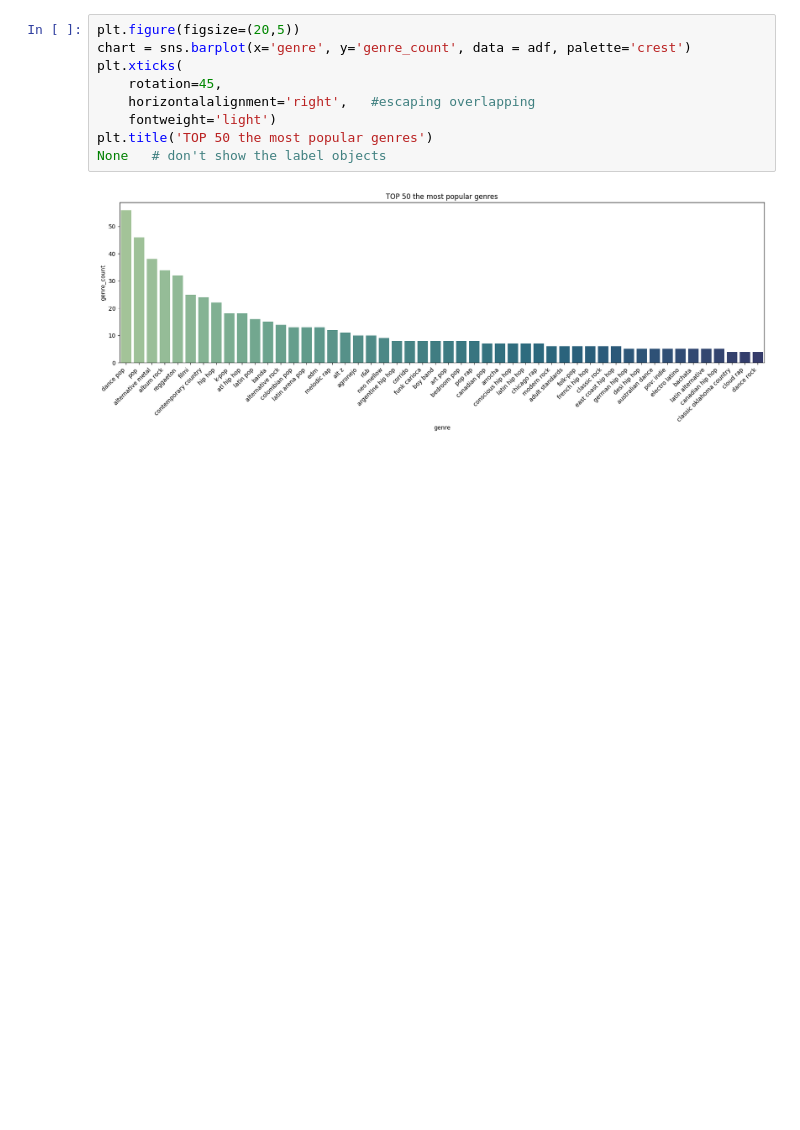
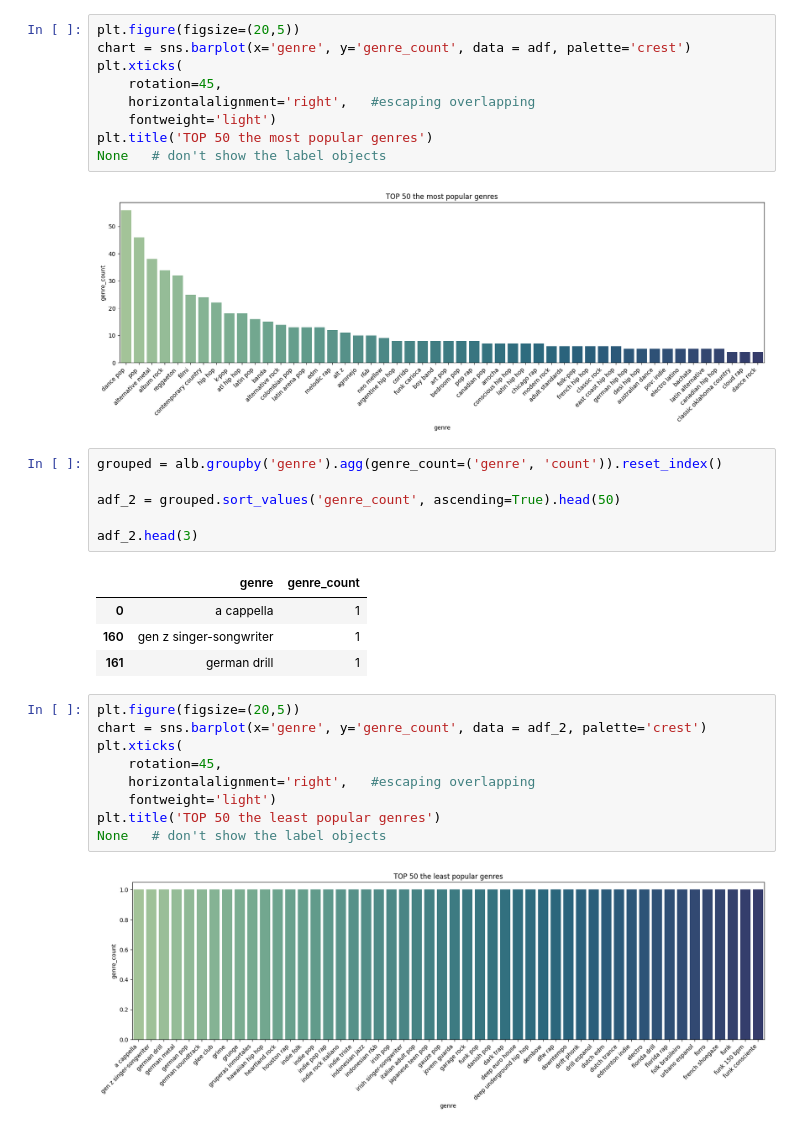
Before and after one commit to dekristi/Spotify_Project, a Jupyter notebook: Spotify_Project.ipynb, the cells around one changed output. Drawn from its saved outputs; the diff is of its cells as text; blank space fills up the shorter version.

```diff
--- a/Spotify_Project.ipynb
+++ b/Spotify_Project.ipynb
@@ -1122,3 +1124,25 @@ plt.title('TOP 50 the most popular genres')
 None   # don't show the label objects
 # %% [output]
 [figure]
+# %%
+grouped = alb.groupby('genre').agg(genre_count=('genre', 'count')).reset_index()
+
+adf_2 = grouped.sort_values('genre_count', ascending=True).head(50)
+
+adf_2.head(3)
+# %% [output]
+|  | genre | genre_count |
+| 0 | a cappella | 1 |
+| 160 | gen z singer-songwriter | 1 |
+| 161 | german drill | 1 |
+# %%
+plt.figure(figsize=(20,5))
+chart = sns.barplot(x='genre', y='genre_count', data = adf_2, palette='crest')
+plt.xticks(
+    rotation=45,
+    horizontalalignment='right',   #escaping overlapping
+    fontweight='light')
+plt.title('TOP 50 the least popular genres')
+None   # don't show the label objects
+# %% [output]
+[figure, added]
```
Also changed, not shown: parts of 1 cell of this notebook.
